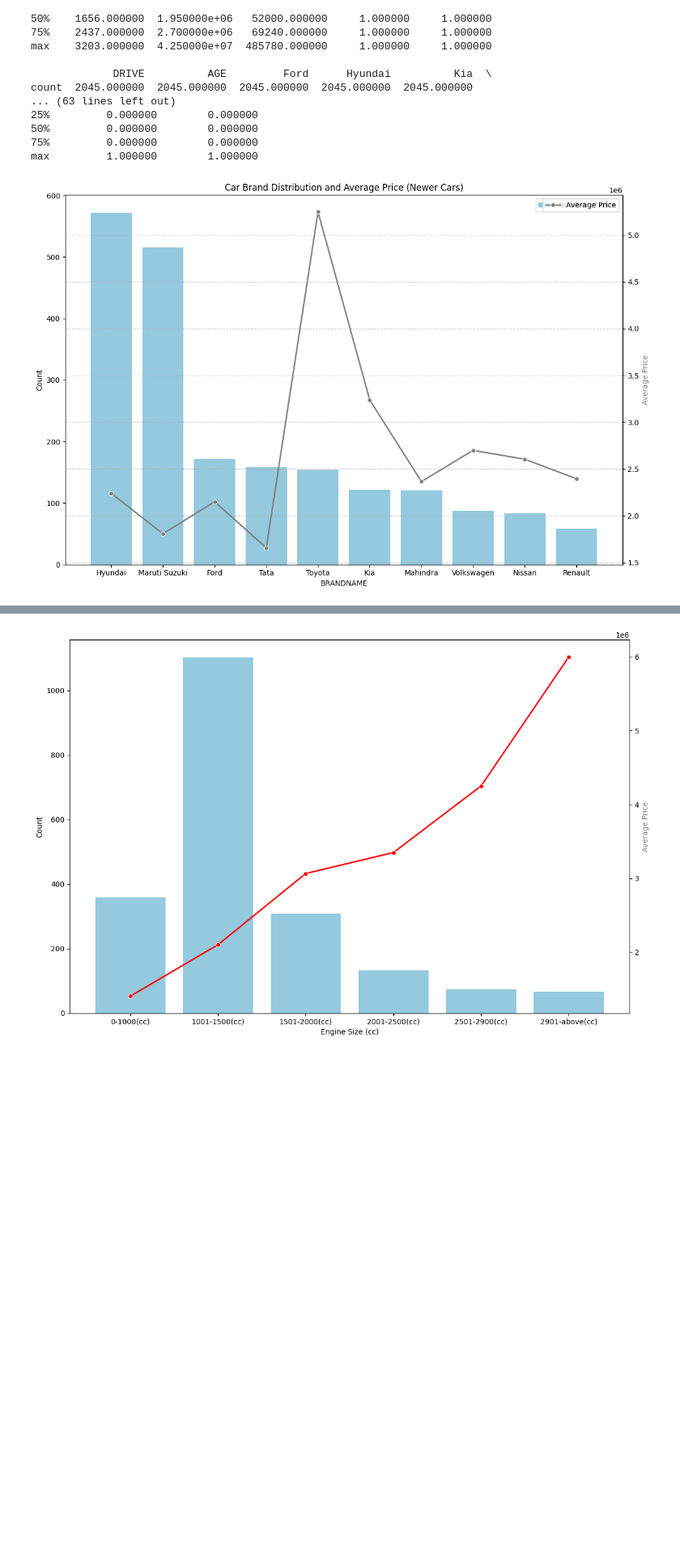
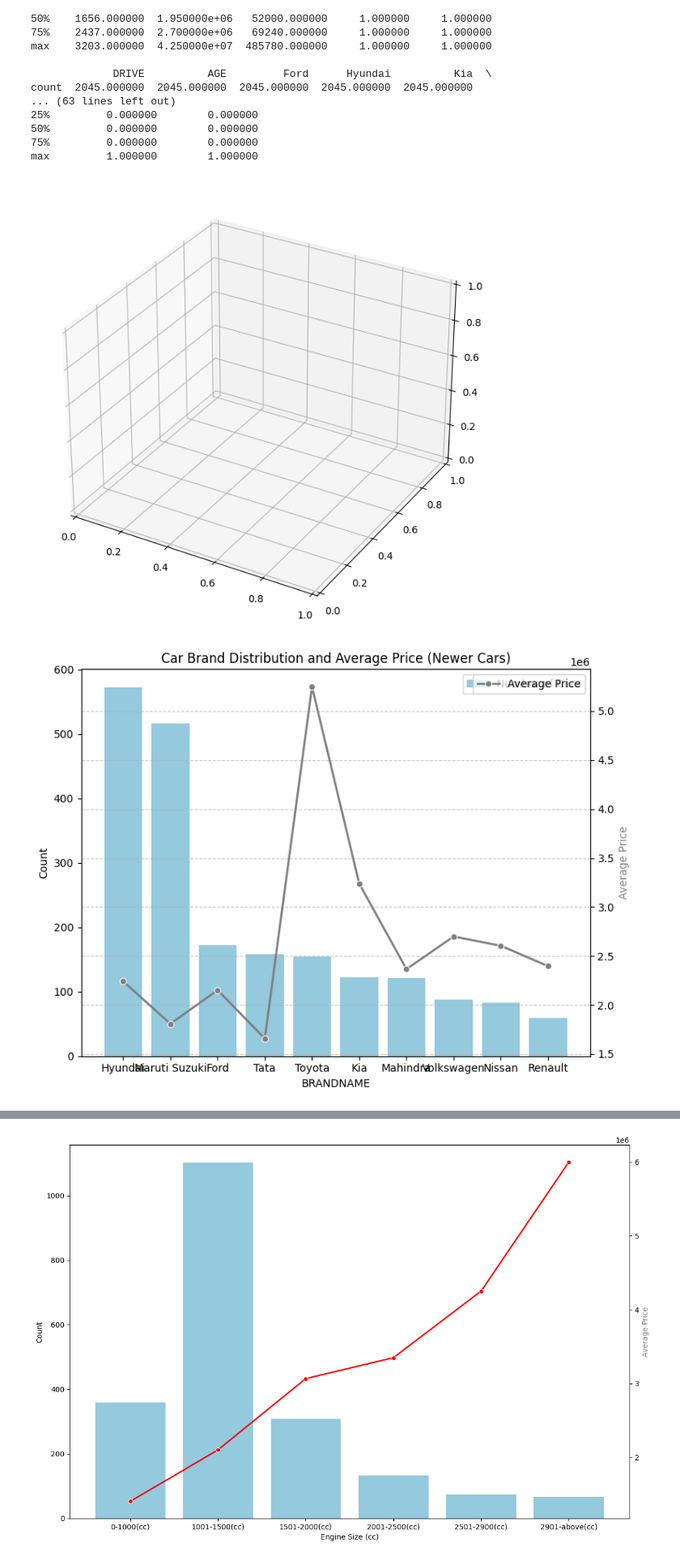
Before and after one commit to saagaar/For-thesis-Final---Scraping-car-data, a Jupyter notebook: thesis work/Descriptive Statistics.ipynb, the cells around one changed output, grey strips where cells are left out. Shown at 81% size. Drawn from its saved outputs; the diff is of its cells as text; code cells hidden in the pictures; blank space fills up the shorter version.

```diff
--- a/thesis work/Descriptive Statistics.ipynb
+++ b/thesis work/Descriptive Statistics.ipynb
@@ -36,6 +36,8 @@ pd.set_option('display.max_columns', None)
 pd.set_option('display.max_rows', None)
 # %%
 import matplotlib.pyplot as plt
+from mpl_toolkits.mplot3d import Axes3D
+
 import pandas as pd
 import seaborn as sns
 columns = ["PRICE_NEW","BRANDNAME", "FUEL", "GEARBOX", "BODY", "DRIVE", "ENGINERANGE"]
@@ -47,35 +49,38 @@ brand_counts.columns = ['BRANDNAME', 'COUNT']
 
 # Sort brand names by the number of cars in descending order
 brand_counts_sorted = brand_counts.sort_values(by='COUNT', ascending=False)
 
 # Calculate average pricing by brand
 average_price_by_brand = df.groupby('BRANDNAME')['PRICE_NEW'].mean().reset_index()
 
-plt.figure(figsize=(12, 8))
+fig1=plt.figure(figsize=(12, 8))
+ax1 = fig1.add_subplot(111, projection='3d')  # 3D projection for bars
+fig2, ax2 = plt.subplots(figsize=(8, 6))  # Separate figure for line chart
 
 # Bar graph - Number of cars by brand (sorted)
 sns.barplot(x='BRANDNAME', y='COUNT', data=brand_counts_sorted, color='skyblue', label='Number of Cars')
 # plt.title('Number of Cars by Brand with Average Price')
 plt.ylabel('Count')
 
 # Adding secondary y-axis for the line chart
 ax2 = plt.twinx()
 sns.lineplot(x='BRANDNAME', y='PRICE_NEW', data=average_price_by_brand, color='gray', marker='o', linewidth=2, label='Average Price', ax=ax2)
 
 # Customize the plot
 plt.title('Car Brand Distribution and Average Price (Newer Cars)')  # Added informative title
 plt.xlabel('Car Brand')
 plt.ylabel('Count', color='skyblue')  # Set label color to match bar chart
 ax2.set_ylabel('Average Price', color='gray')  # Set label color to match line chart
 plt.xticks(rotation=45, ha='right')  # Rotate x-axis labels for better readability
 plt.grid(axis='y', linestyle='--', alpha=0.7)  # Add subtle gridlines for readability
 plt.legend()  # Include a legend
 
 # Improve layout
 plt.tight_layout()
 plt.show()
 # %% [output]
-[figure, old version]
+[figure, new version]
+[figure, added]
 # %%
 import matplotlib.pyplot as plt
 import pandas as pd
```
Also changed, not shown: parts of 2 cells of this notebook, 13 other files.
